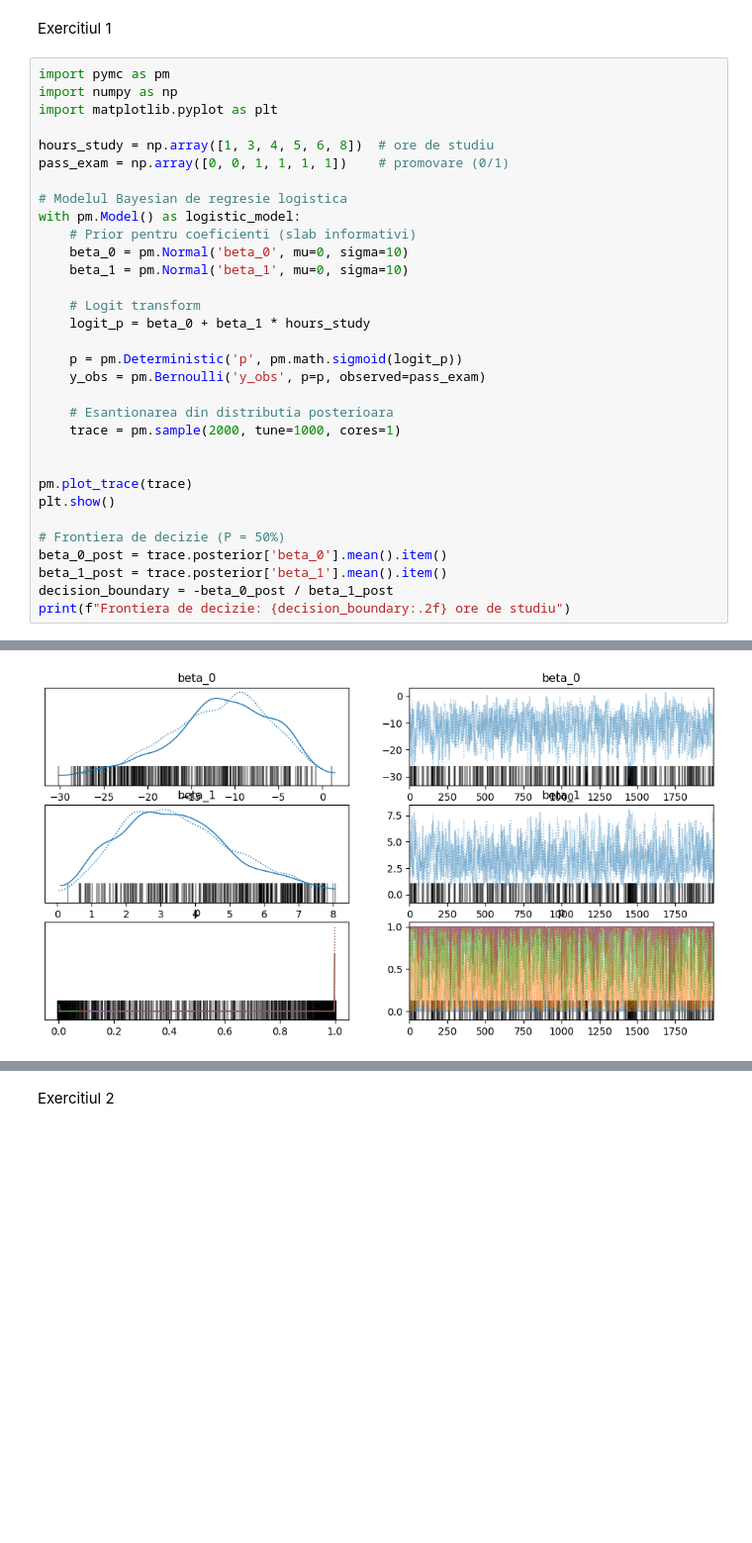
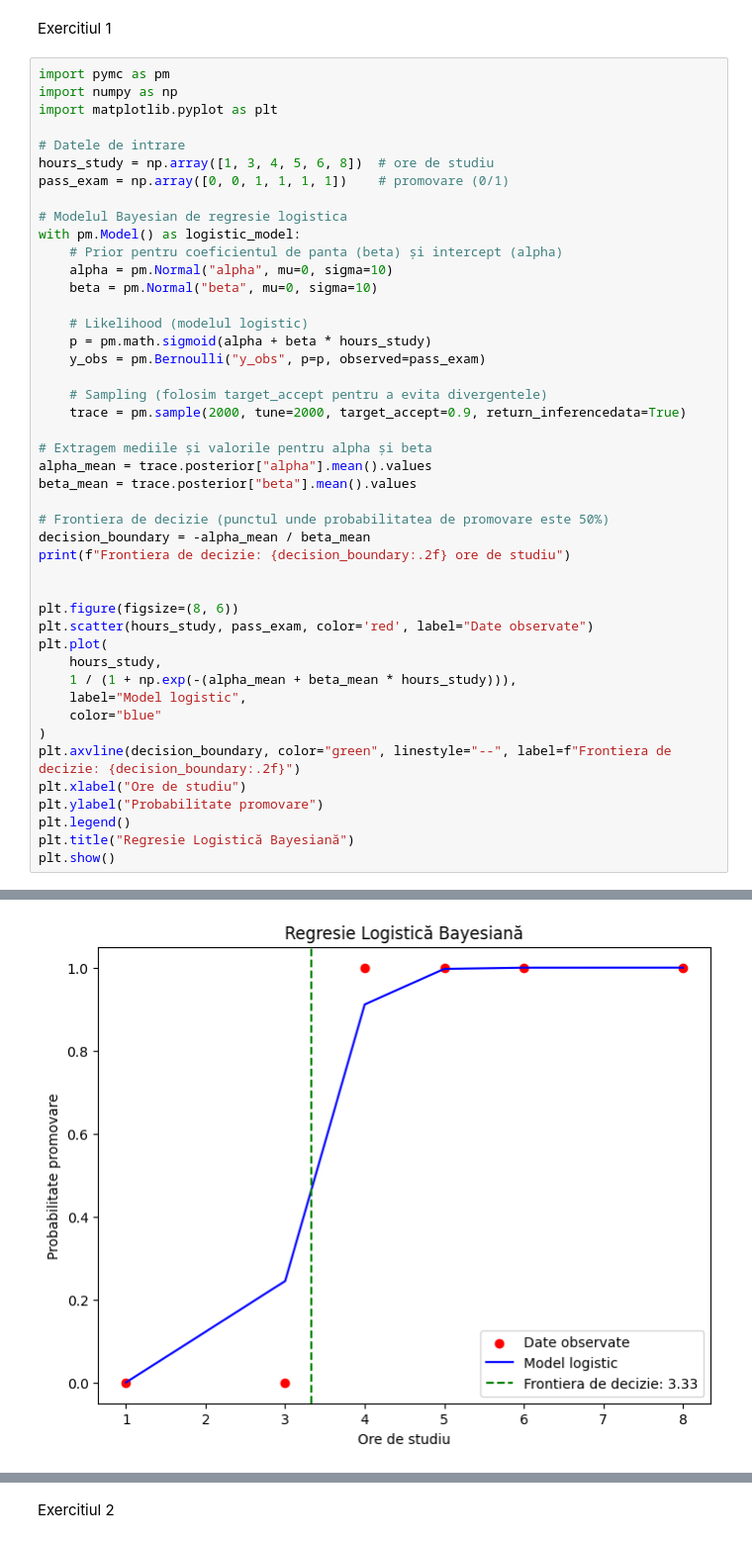
Before and after one commit to BiancaBb01/PMP-2024, a Jupyter notebook: Tema9.ipynb, the cells around one changed output, grey strips where cells are left out. Shown at 99% size. Drawn from its saved outputs; the diff is of its cells as text; blank space fills up the shorter version.

```diff
--- a/Tema9.ipynb
+++ b/Tema9.ipynb
@@ -7,33 +7,46 @@ import pymc as pm
 import numpy as np
 import matplotlib.pyplot as plt
 
+# Datele de intrare
 hours_study = np.array([1, 3, 4, 5, 6, 8])  # ore de studiu
 pass_exam = np.array([0, 0, 1, 1, 1, 1])    # promovare (0/1)
 
 # Modelul Bayesian de regresie logistica
 with pm.Model() as logistic_model:
-    # Prior pentru coeficienti (slab informativi)
-    beta_0 = pm.Normal('beta_0', mu=0, sigma=10)
-    beta_1 = pm.Normal('beta_1', mu=0, sigma=10)
+    # Prior pentru coeficientul de panta (beta) și intercept (alpha)
+    alpha = pm.Normal("alpha", mu=0, sigma=10)
+    beta = pm.Normal("beta", mu=0, sigma=10)
 
-    # Logit transform
-    logit_p = beta_0 + beta_1 * hours_study
+    # Likelihood (modelul logistic)
+    p = pm.math.sigmoid(alpha + beta * hours_study)
+    y_obs = pm.Bernoulli("y_obs", p=p, observed=pass_exam)
 
-    p = pm.Deterministic('p', pm.math.sigmoid(logit_p))
-    y_obs = pm.Bernoulli('y_obs', p=p, observed=pass_exam)
+    # Sampling (folosim target_accept pentru a evita divergentele)
+    trace = pm.sample(2000, tune=2000, target_accept=0.9, return_inferencedata=True)
 
-    # Esantionarea din distributia posterioara
-    trace = pm.sample(2000, tune=1000, cores=1)
+# Extragem mediile și valorile pentru alpha și beta
+alpha_mean = trace.posterior["alpha"].mean().values
+beta_mean = trace.posterior["beta"].mean().values
+
+# Frontiera de decizie (punctul unde probabilitatea de promovare este 50%)
+decision_boundary = -alpha_mean / beta_mean
+print(f"Frontiera de decizie: {decision_boundary:.2f} ore de studiu")
 
 
-pm.plot_trace(trace)
+plt.figure(figsize=(8, 6))
+plt.scatter(hours_study, pass_exam, color='red', label="Date observate")
+plt.plot(
+    hours_study,
+    1 / (1 + np.exp(-(alpha_mean + beta_mean * hours_study))),
+    label="Model logistic",
+    color="blue"
+)
+plt.axvline(decision_boundary, color="green", linestyle="--", label=f"Frontiera de decizie: {decision_boundary:.2f}")
+plt.xlabel("Ore de studiu")
+plt.ylabel("Probabilitate promovare")
+plt.legend()
+plt.title("Regresie Logistică Bayesiană")
 plt.show()
-
-# Frontiera de decizie (P = 50%)
-beta_0_post = trace.posterior['beta_0'].mean().item()
-beta_1_post = trace.posterior['beta_1'].mean().item()
-decision_boundary = -beta_0_post / beta_1_post
-print(f"Frontiera de decizie: {decision_boundary:.2f} ore de studiu")
 # %% [output]
 [interactive output not drawn]
 [interactive output not drawn]
@@ -43 +57 @@ ERROR:pymc.stats.convergence:There were 368 divergences after tuning. Increase `
-[figure, old version]
+[figure, new version]
```
Also changed, not shown: parts of 2 cells of this notebook.
